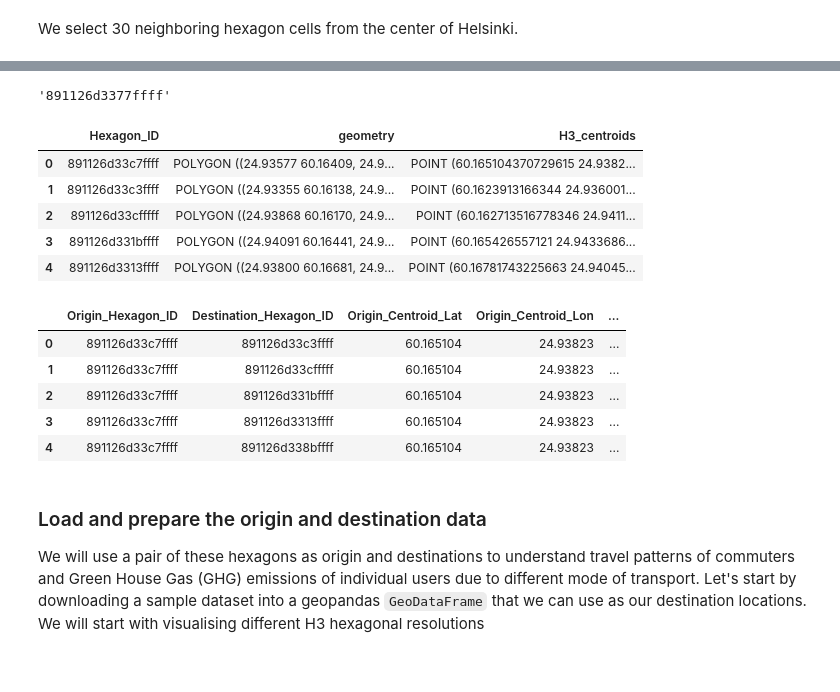
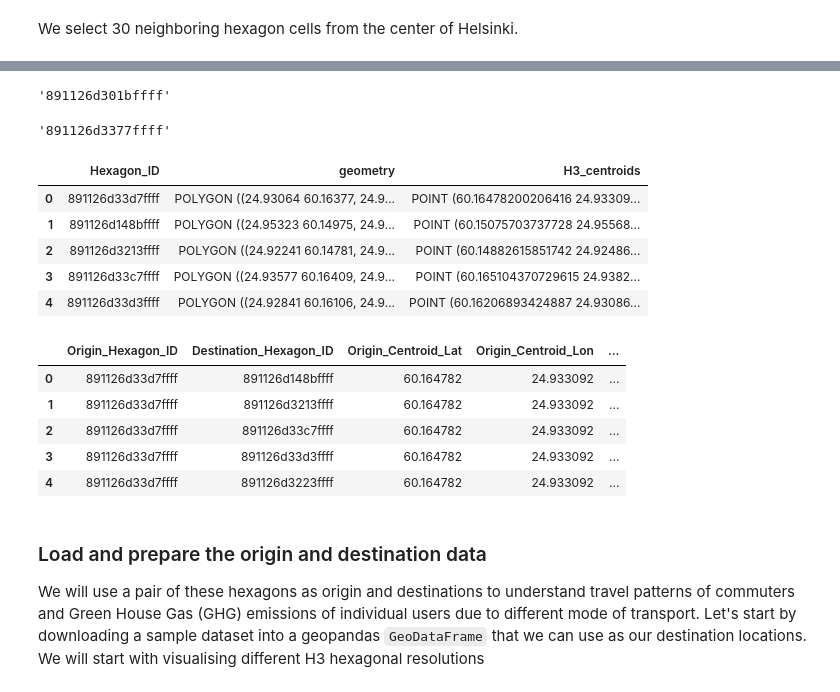
Before and after one commit to AaltoGIS/Mobile-Tartu-2024, a Jupyter notebook: source/notebooks/T0_Intro_to_data.ipynb, the cells around one changed output, grey strips where cells are left out. Cells and saved outputs as stored; diff of their text form; code cells hidden in the pictures.

```diff
--- a/source/notebooks/T0_Intro_to_data.ipynb
+++ b/source/notebooks/T0_Intro_to_data.ipynb
@@ -171,0 +148,17 @@ hexagon_df.explore()
+# %%
+import shapely
+import h3
+import matplotlib.pyplot as plt
+# h3 hexagons are to be created at a specified resolution from 1-10
+resolution = 9
+
+# We can indicate the number of hexagonal rings around the central hexagon
+ring_size = 6
+
+# Get the H3 hexagons covering the central Helsinki
+center_h3 = h3.latlng_to_cell(lat, lon, resolution)
+##hexagons = list(h3.grid_disk(center_h3, ring_size))  # Convert the set to a list
+##hexagons = list(h3.grid_ring(center_h3, ring_size))  ## Check with henrikki!
+hexagons = ['891126d33d7ffff','891126d148bffff','891126d3213ffff','891126d33c7ffff','891126d33d3ffff','891126d3223ffff','891126d3357ffff','891126d3383ffff','891126d3377ffff','891126d33afffff','891126d314bffff',
+'891126d302fffff','891126d3077ffff','891126d3047ffff','891126d32b3ffff','891126d301bffff']
+hexagons
@@ -199,9 +220,13 @@ orig_y, orig_x = 60.16874416, 24.95721918
 # Destination
 dest_y, dest_x =   60.1622494, 24.9082137
 h3.latlng_to_cell(dest_y, dest_x ,9)
-h3.latlng_to_cell(orig_y, orig_x,9)
+#h3.latlng_to_cell(orig_y, orig_x,9)
 # %% [output]
-'891126d3377ffff'
+'891126d301bffff'
+# %%
+h3.latlng_to_cell(orig_y, orig_x,9)
+# %% [output]
+'891126d3377ffff'
 # %%
 ## Create a column of centroids and make them as point geometry
 hexagon_df["H3_centroids"] = hexagon_df.Hexagon_ID.apply(lambda x: Point(h3.cell_to_latlng(str(x))))
@@ -209,9 +234,9 @@ hexagon_df.head()
 #hexagon_df.explore()
 # %% [output]
 |  | Hexagon_ID | geometry | H3_centroids |
-| 0 | 891126d33c7ffff | POLYGON ((24.93577 60.16409, 24.9... | POINT (60.165104370729615 24.9382... |
-| 1 | 891126d33c3ffff | POLYGON ((24.93355 60.16138, 24.9... | POINT (60.1623913166344 24.936001... |
-| 2 | 891126d33cfffff | POLYGON ((24.93868 60.16170, 24.9... | POINT (60.162713516778346 24.9411... |
-| 3 | 891126d331bffff | POLYGON ((24.94091 60.16441, 24.9... | POINT (60.165426557121 24.9433686... |
-| 4 | 891126d3313ffff | POLYGON ((24.93800 60.16681, 24.9... | POINT (60.16781743225663 24.94045... |
+| 0 | 891126d33d7ffff | POLYGON ((24.93064 60.16377, 24.9... | POINT (60.16478200206416 24.93309... |
+| 1 | 891126d148bffff | POLYGON ((24.95323 60.14975, 24.9... | POINT (60.15075703737728 24.95568... |
+| 2 | 891126d3213ffff | POLYGON ((24.92241 60.14781, 24.9... | POINT (60.14882615851742 24.92486... |
+| 3 | 891126d33c7ffff | POLYGON ((24.93577 60.16409, 24.9... | POINT (60.165104370729615 24.9382... |
+| 4 | 891126d33d3ffff | POLYGON ((24.92841 60.16106, 24.9... | POINT (60.16206893424887 24.93086... |
 # %%
@@ -219,19 +244,21 @@ hexagon_df.to_csv("data/Helsinki_Hexagons_with_Centroids_6Rings_9Res.csv",header
 # %%
-from itertools import combinations
+from itertools import combinations, permutations
 import pandas as pd
 
 col_combs = list(combinations(hexagon_df.Hexagon_ID, 2))
+col_combs = list(permutations(hexagon_df.Hexagon_ID, 2))
+
 hexagon_OD_df = pd.DataFrame(col_combs,columns = [['Origin_Hexagon_ID','Destination_Hexagon_ID']])
 hexagon_OD_df['Origin_Centroid_Lat'] = hexagon_OD_df.apply(lambda x: h3.cell_to_latlng(str(x.Origin_Hexagon_ID))[0],axis=1)
 hexagon_OD_df['Origin_Centroid_Lon'] = hexagon_OD_df.apply(lambda x: h3.cell_to_latlng(str(x.Origin_Hexagon_ID))[1],axis=1)
 hexagon_OD_df['Destination_Centroid_Lat'] =  hexagon_OD_df.apply(lambda x: h3.cell_to_latlng(str(x.Destination_Hexagon_ID))[0],axis=1)
 hexagon_OD_df['Destination_Centroid_Lon'] = hexagon_OD_df.apply(lambda x: h3.cell_to_latlng(str(x.Destination_Hexagon_ID))[1],axis=1)
 hexagon_OD_df.head()
 # %% [output]
 |  | Origin_Hexagon_ID | Destination_Hexagon_ID | Origin_Centroid_Lat | Origin_Centroid_Lon | ... |
-| 0 | 891126d33c7ffff | 891126d33c3ffff | 60.165104 | 24.93823 | ... |
-| 1 | 891126d33c7ffff | 891126d33cfffff | 60.165104 | 24.93823 | ... |
-| 2 | 891126d33c7ffff | 891126d331bffff | 60.165104 | 24.93823 | ... |
-| 3 | 891126d33c7ffff | 891126d3313ffff | 60.165104 | 24.93823 | ... |
-| 4 | 891126d33c7ffff | 891126d338bffff | 60.165104 | 24.93823 | ... |
+| 0 | 891126d33d7ffff | 891126d148bffff | 60.164782 | 24.933092 | ... |
+| 1 | 891126d33d7ffff | 891126d3213ffff | 60.164782 | 24.933092 | ... |
+| 2 | 891126d33d7ffff | 891126d33c7ffff | 60.164782 | 24.933092 | ... |
+| 3 | 891126d33d7ffff | 891126d33d3ffff | 60.164782 | 24.933092 | ... |
+| 4 | 891126d33d7ffff | 891126d3223ffff | 60.164782 | 24.933092 | ... |
 # %%
```
Also changed, not shown: parts of 5 cells of this notebook, 8 other files.
